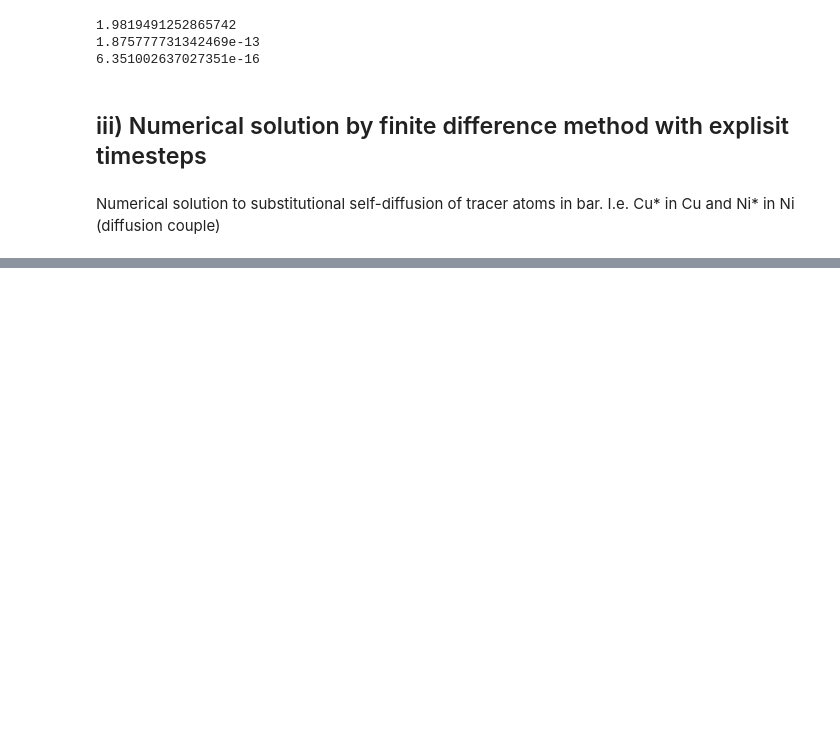
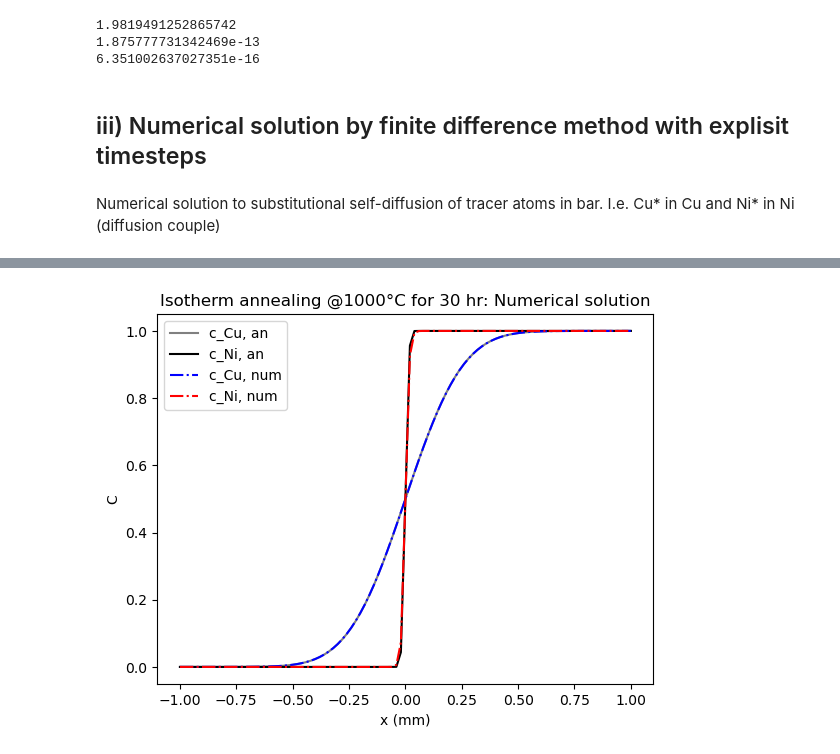
Before and after one commit to hedkjel/TMA4260-Project1, a Jupyter notebook: Hedda.ipynb, the cells around one changed output, grey strips where cells are left out. Saved outputs shown, nothing was run; the diff lists cells and outputs as text; code cells hidden in the pictures; blank space fills up the shorter version.

```diff
--- a/Hedda.ipynb
+++ b/Hedda.ipynb
@@ -126,0 +141,13 @@ plt.show()
+# %%
+# Plot with analytical solution for comparison
+plt.plot(x, C_Cu, label='c_Cu, an',color='grey')
+plt.plot(x, C_Ni, label='c_Ni, an', color='black')
+plt.plot(x, c_Cu, label='c_Cu, num',linestyle='dashdot', color='blue')
+plt.plot(x, c_Ni, label='c_Ni, num',linestyle='dashdot', color='red')
+plt.xlabel('x (mm)')
+plt.ylabel('C')
+plt.title('Isotherm annealing @1000°C for 30 hr: Numerical solution')
+plt.legend()
+plt.show()
+# %% [output]
+[figure, added]
```
Also changed, not shown: parts of 3 cells of this notebook.
